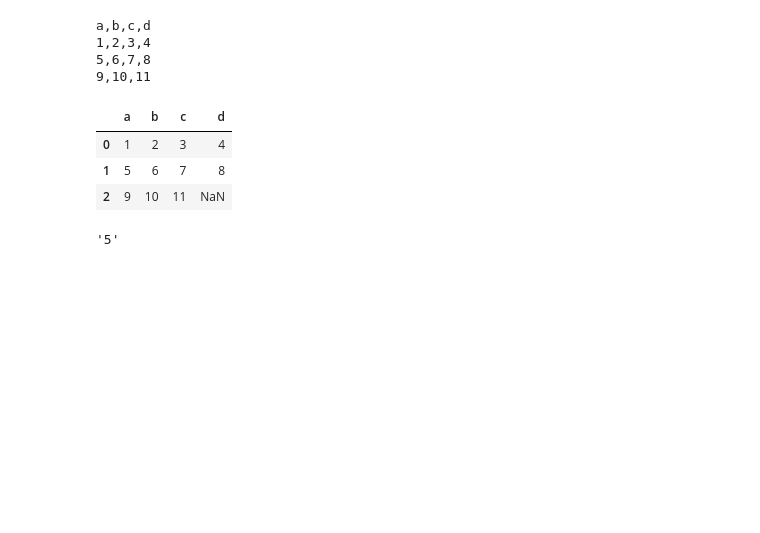
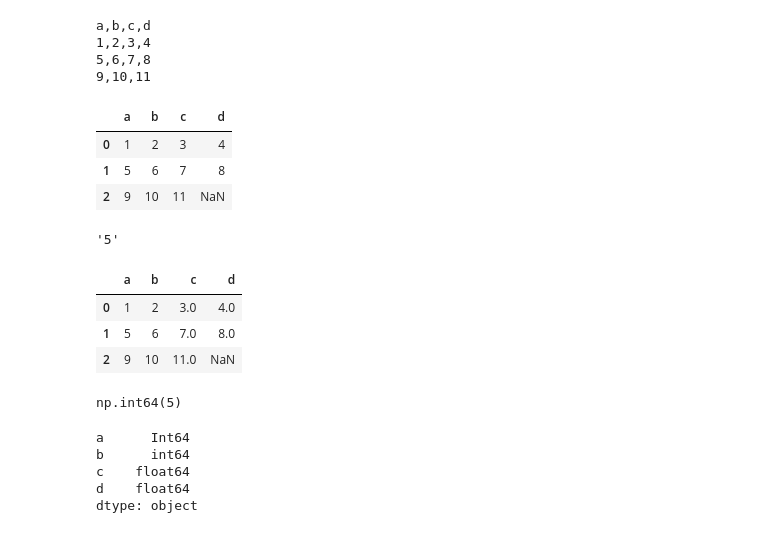
Before and after one commit to durgeshkhatai06/Modern-Route-Full-Stack-GenerativeAI-And-Agentic-AI-Bootcamp, a Jupyter notebook: Python Crash Course/Pandas tutorial.ipynb, the cells around one changed output. Saved outputs shown, nothing was run; the diff lists cells and outputs as text; code cells hidden in the pictures; blank space fills up the shorter version.

```diff
--- a/Python Crash Course/Pandas tutorial.ipynb
+++ b/Python Crash Course/Pandas tutorial.ipynb
@@ -317,3 +317,25 @@ df
 df['a'][1]
 # %% [output]
 '5'
+# %%
+df=pd.read_csv(StringIO(data),dtype={'b':int,'c':float,'a':'Int64'})
+# %%
+df
+# %% [output]
+|  | a | b | c | d |
+| 0 | 1 | 2 | 3.0 | 4.0 |
+| 1 | 5 | 6 | 7.0 | 8.0 |
+| 2 | 9 | 10 | 11.0 | NaN |
+# %%
+df['a'][1]
+# %% [output]
+np.int64(5)
+# %%
+## check the datatype
+df.dtypes
+# %% [output]
+a      Int64
+b      int64
+c    float64
+d    float64
+dtype: object
```
Also changed, not shown: parts of 1 cell of this notebook.
